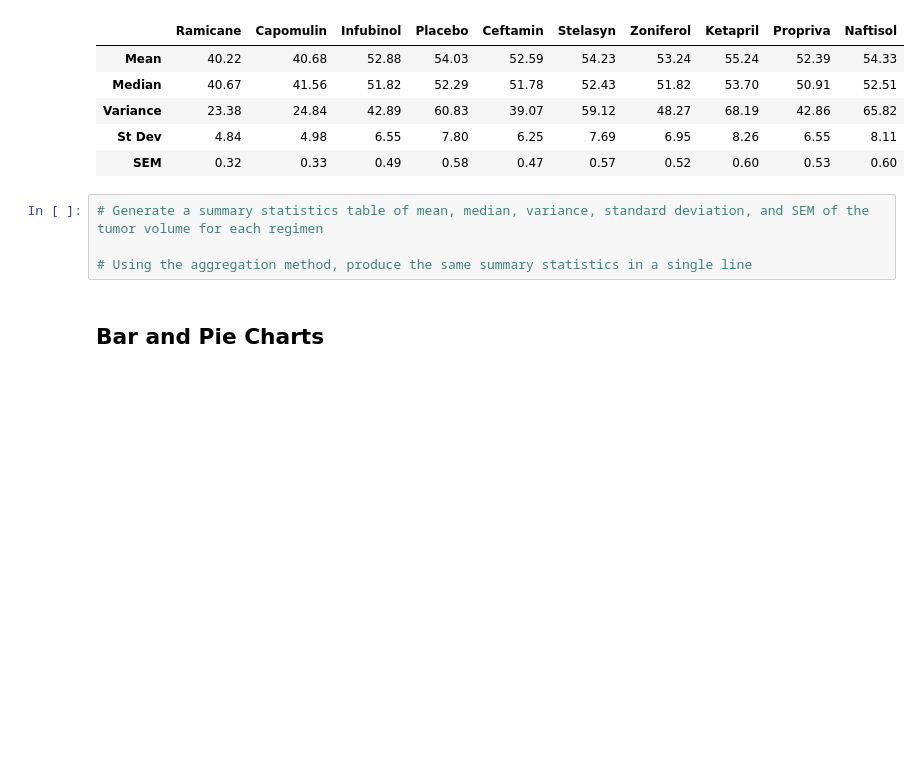
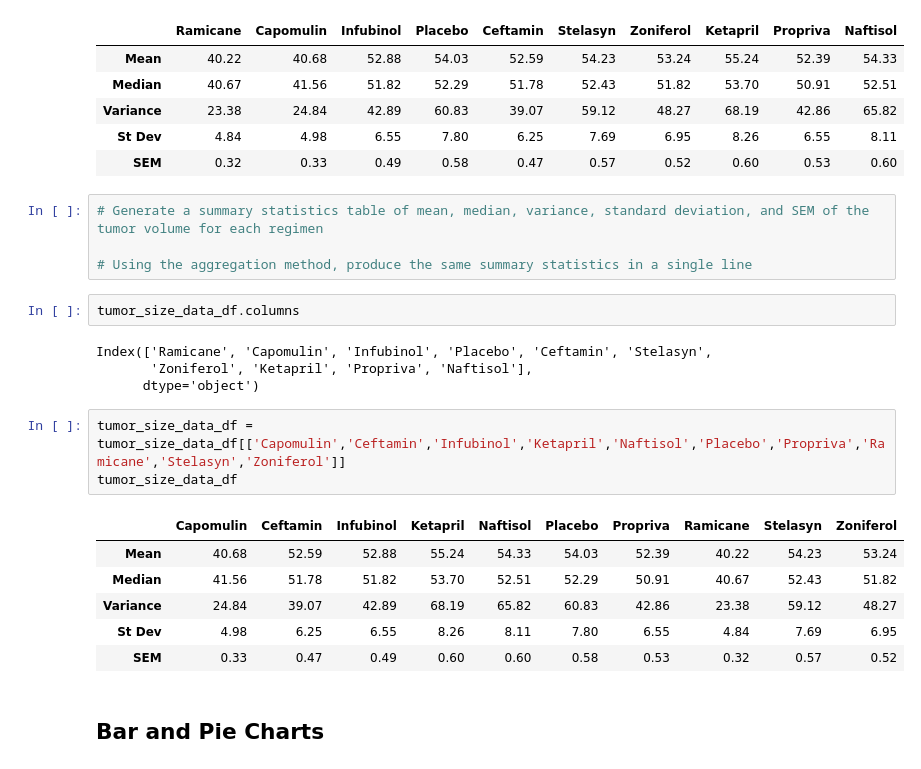
Before and after one commit to Gujaratigirl/HW-MatPlotLib, a Jupyter notebook: Pymaceuticals/pymaceuticals_starter_2.ipynb, the cells around one changed output. Saved outputs shown, nothing was run; the diff lists cells and outputs as text; blank space fills up the shorter version.

```diff
--- a/Pymaceuticals/pymaceuticals_starter_2.ipynb
+++ b/Pymaceuticals/pymaceuticals_starter_2.ipynb
@@ -196,6 +196,22 @@ tumor_size_data_df
 # Generate a summary statistics table of mean, median, variance, standard deviation, and SEM of the tumor volume for each regimen
 
 # Using the aggregation method, produce the same summary statistics in a single line
+# %%
+tumor_size_data_df.columns
+# %% [output]
+Index(['Ramicane', 'Capomulin', 'Infubinol', 'Placebo', 'Ceftamin', 'Stelasyn',
+       'Zoniferol', 'Ketapril', 'Propriva', 'Naftisol'],
+      dtype='object')
+# %%
+tumor_size_data_df = tumor_size_data_df[['Capomulin','Ceftamin','Infubinol','Ketapril','Naftisol','Placebo','Propriva','Ramicane','Stelasyn','Zoniferol']]
+tumor_size_data_df
+# %% [output]
+|  | Capomulin | Ceftamin | Infubinol | Ketapril | Naftisol | Placebo | Propriva | Ramicane | Stelasyn | Zoniferol |
+| Mean | 40.68 | 52.59 | 52.88 | 55.24 | 54.33 | 54.03 | 52.39 | 40.22 | 54.23 | 53.24 |
+| Median | 41.56 | 51.78 | 51.82 | 53.70 | 52.51 | 52.29 | 50.91 | 40.67 | 52.43 | 51.82 |
+| Variance | 24.84 | 39.07 | 42.89 | 68.19 | 65.82 | 60.83 | 42.86 | 23.38 | 59.12 | 48.27 |
+| St Dev | 4.98 | 6.25 | 6.55 | 8.26 | 8.11 | 7.80 | 6.55 | 4.84 | 7.69 | 6.95 |
+| SEM | 0.33 | 0.47 | 0.49 | 0.60 | 0.60 | 0.58 | 0.53 | 0.32 | 0.57 | 0.52 |
 # %% [markdown]
 ## Bar and Pie Charts
 # %%
```
